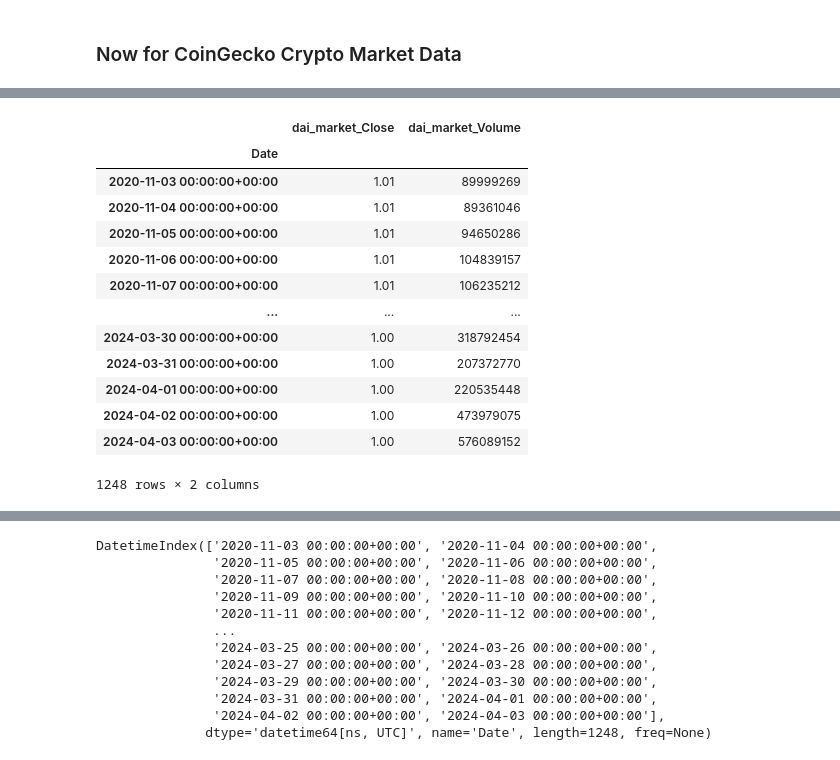
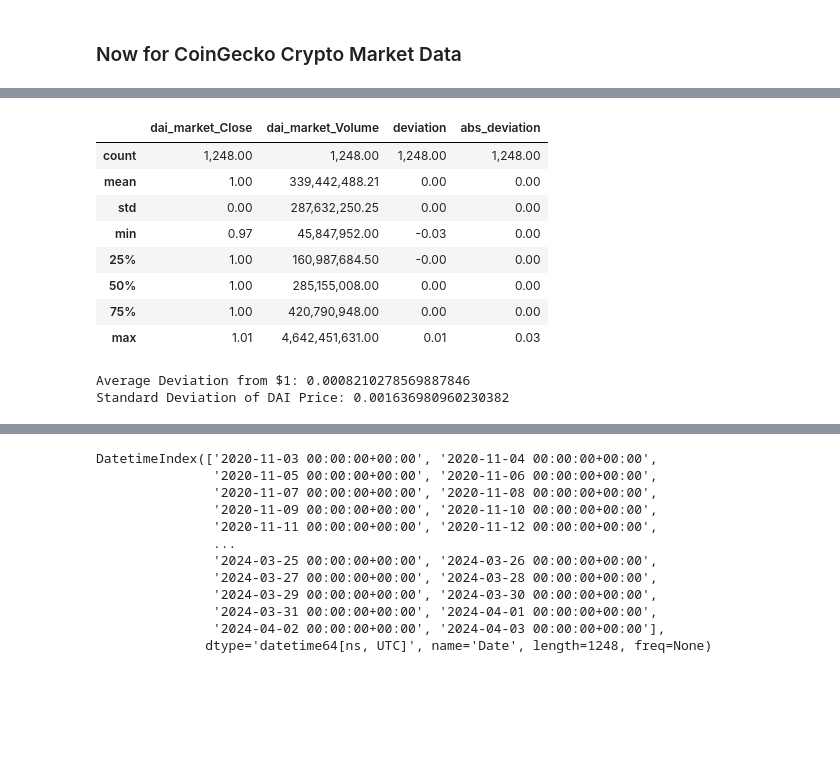
Before and after one commit to BrandynHamilton/mkrdao_port_mgmt, a Jupyter notebook: notebooks/exploratory.ipynb, the cells around one changed output, grey strips where cells are left out. Saved outputs shown, nothing was run; the diff lists cells and outputs as text; code cells hidden in the pictures; blank space fills up the shorter version.

```diff
--- a/notebooks/exploratory.ipynb
+++ b/notebooks/exploratory.ipynb
@@ -166,22 +161,22 @@ pivoted_balance_sheet['Stablecoins_pct_chg'] = pivoted_balance_sheet['Stablecoin
 window_size = 7  # for example, a 7-day rolling window
 
 # Calculate rolling averages
-pivoted_balance_sheet['Crypto-Loans_rolling_avg'] = pivoted_balance_sheet['Crypto-Loans'].rolling(window=window_size).mean()
-pivoted_balance_sheet['DAI_rolling_avg'] = pivoted_balance_sheet['DAI'].rolling(window=window_size).mean()
-pivoted_balance_sheet['DSR_rolling_avg'] = pivoted_balance_sheet['DSR'].rolling(window=window_size).mean()
-pivoted_balance_sheet['Equity_rolling_avg'] = pivoted_balance_sheet['Equity'].rolling(window=window_size).mean()
-pivoted_balance_sheet['Others_assets_rolling_avg'] = pivoted_balance_sheet['Others assets'].rolling(window=window_size).mean()
-pivoted_balance_sheet['Real-World_Assets_rolling_avg'] = pivoted_balance_sheet['Real-World Assets'].rolling(window=window_size).mean()
-pivoted_balance_sheet['Stablecoins_rolling_avg'] = pivoted_balance_sheet['Stablecoins'].rolling(window=window_size).mean()
+pivoted_balance_sheet['Crypto-Loans_7d_rolling_avg'] = pivoted_balance_sheet['Crypto-Loans'].rolling(window=window_size).mean()
+pivoted_balance_sheet['DAI_7d_rolling_avg'] = pivoted_balance_sheet['DAI'].rolling(window=window_size).mean()
+pivoted_balance_sheet['DSR_7d_rolling_avg'] = pivoted_balance_sheet['DSR'].rolling(window=window_size).mean()
+pivoted_balance_sheet['Equity_7d_rolling_avg'] = pivoted_balance_sheet['Equity'].rolling(window=window_size).mean()
+pivoted_balance_sheet['Others_assets_7d_rolling_avg'] = pivoted_balance_sheet['Others assets'].rolling(window=window_size).mean()
+pivoted_balance_sheet['Real-World_Assets_7d_rolling_avg'] = pivoted_balance_sheet['Real-World Assets'].rolling(window=window_size).mean()
+pivoted_balance_sheet['Stablecoins_7d_rolling_avg'] = pivoted_balance_sheet['Stablecoins'].rolling(window=window_size).mean()
 
 # Calculate volatility (standard deviation)
-pivoted_balance_sheet['Crypto-Loans_volatility'] = pivoted_balance_sheet['Crypto-Loans_pct_chg'].rolling(window=window_size).std()
-pivoted_balance_sheet['DAI_volatility'] = pivoted_balance_sheet['DAI_pct_chg'].rolling(window=window_size).std()
-pivoted_balance_sheet['DSR_volatility'] = pivoted_balance_sheet['DSR_pct_chg'].rolling(window=window_size).std()
-pivoted_balance_sheet['Equity_volatility'] = pivoted_balance_sheet['Equity_pct_chg'].rolling(window=window_size).std()
-pivoted_balance_sheet['Others_assets_volatility'] = pivoted_balance_sheet['Others_assets_pct_chg'].rolling(window=window_size).std()
-pivoted_balance_sheet['Real-World_Assets_volatility'] = pivoted_balance_sheet['Real-World_Assets_pct_chg'].rolling(window=window_size).std()
-pivoted_balance_sheet['Stablecoins_volatility'] = pivoted_balance_sheet['Stablecoins_pct_chg'].rolling(window=window_size).std()
+pivoted_balance_sheet['Crypto-Loans_7d_rolling_volatility'] = pivoted_balance_sheet['Crypto-Loans_pct_chg'].rolling(window=window_size).std()
+pivoted_balance_sheet['DAI_7d_rolling_volatility'] = pivoted_balance_sheet['DAI_pct_chg'].rolling(window=window_size).std()
+pivoted_balance_sheet['DSR_7d_rolling_volatility'] = pivoted_balance_sheet['DSR_pct_chg'].rolling(window=window_size).std()
+pivoted_balance_sheet['Equity_7d_rolling_volatility'] = pivoted_balance_sheet['Equity_pct_chg'].rolling(window=window_size).std()
+pivoted_balance_sheet['Others_assets_7d_rolling_volatility'] = pivoted_balance_sheet['Others_assets_pct_chg'].rolling(window=window_size).std()
+pivoted_balance_sheet['Real-World_Assets_7d_rolling_volatility'] = pivoted_balance_sheet['Real-World_Assets_pct_chg'].rolling(window=window_size).std()
+pivoted_balance_sheet['Stablecoins_7d_rolling_volatility'] = pivoted_balance_sheet['Stablecoins_pct_chg'].rolling(window=window_size).std()
 # %%
 # Assuming you've already calculated percent changes (_pct_chg)
 window_size = 30  # Adjust based on your analysis needs
@@ -189,8 +184,8 @@ window_size = 30  # Adjust based on your analysis needs
 # Calculate rolling averages and volatilities based on percent changes
 for col in ['Crypto-Loans', 'DAI', 'DSR', 'Equity', 'Others_assets', 'Real-World_Assets', 'Stablecoins']:
     pct_chg_col = f'{col}_pct_chg'  # The column names for percent changes you've calculated
-    pivoted_balance_sheet[f'{col}_rolling_avg_pct_chg'] = pivoted_balance_sheet[pct_chg_col].rolling(window=window_size).mean()
-    pivoted_balance_sheet[f'{col}_volatility_pct_chg'] = pivoted_balance_sheet[pct_chg_col].rolling(window=window_size).std()
+    pivoted_balance_sheet[f'{col}_30d_rolling_avg_pct_chg'] = pivoted_balance_sheet[pct_chg_col].rolling(window=window_size).mean()
+    pivoted_balance_sheet[f'{col}_30d_volatility_pct_chg'] = pivoted_balance_sheet[pct_chg_col].rolling(window=window_size).std()
 # %%
 pivoted_balance_sheet.columns = [f'b_s_{col}' if col != 'period' else col for col in pivoted_balance_sheet.columns]
 # %%
@@ -269,11 +268,11 @@ for col in ['Total Revenues', 'Total Expenses', '1.9 - Net Income']:
     pct_chg_col = f'{col}_pct_chg'  # Define the percent change column name
     pivoted_income_statement[pct_chg_col] = pivoted_income_statement[col].pct_change()
     # Use the pct_chg_col variable correctly now
-    pivoted_income_statement[f'{col}_rolling_avg_pct_chg'] = pivoted_income_statement[pct_chg_col].rolling(window=window_size).mean()
-    pivoted_income_statement[f'{col}_volatility_pct_chg'] = pivoted_income_statement[pct_chg_col].rolling(window=window_size).std()
+    pivoted_income_statement[f'{col}_3m_rolling_avg_pct_chg'] = pivoted_income_statement[pct_chg_col].rolling(window=window_size).mean()
+    pivoted_income_statement[f'{col}_3m_volatility_pct_chg'] = pivoted_income_statement[pct_chg_col].rolling(window=window_size).std()
     for lag in range(1,13):
-        pivoted_income_statement[f'{col}_rolling_avg_pct_chg_lag_{lag}'] = pivoted_income_statement[f'{col}_rolling_avg_pct_chg'].shift(lag)
-        pivoted_income_statement[f'{col}_volatility_pct_chg_lag_{lag}'] = pivoted_income_statement[f'{col}_volatility_pct_chg'].shift(lag)
+        pivoted_income_statement[f'{col}_3m_rolling_avg_pct_chg_lag_{lag}'] = pivoted_income_statement[f'{col}_3m_rolling_avg_pct_chg'].shift(lag)
+        pivoted_income_statement[f'{col}_3m_volatility_pct_chg_lag_{lag}'] = pivoted_income_statement[f'{col}_3m_volatility_pct_chg'].shift(lag)
 # %%
 
 # Generate lagged features
@@ -1753,22 +1876,29 @@ dai_from_nov = dai_from_nov.drop(columns=['Dividends','Stock Splits','Open','Low
 # %%
 dai_from_nov.columns = [f'dai_market_{col}' if col != 'Date' else col for col in dai_from_nov.columns]
 # %%
-dai_from_nov
+dai_from_nov.describe()
 # %% [output]
-|  | dai_market_Close | dai_market_Volume |
-| Date |  |  |
-| 2020-11-03 00:00:00+00:00 | 1.01 | 89999269 |
-| 2020-11-04 00:00:00+00:00 | 1.01 | 89361046 |
-| 2020-11-05 00:00:00+00:00 | 1.01 | 94650286 |
-| 2020-11-06 00:00:00+00:00 | 1.01 | 104839157 |
-| 2020-11-07 00:00:00+00:00 | 1.01 | 106235212 |
-| ... | ... | ... |
-| 2024-03-30 00:00:00+00:00 | 1.00 | 318792454 |
-| 2024-03-31 00:00:00+00:00 | 1.00 | 207372770 |
-| 2024-04-01 00:00:00+00:00 | 1.00 | 220535448 |
-| 2024-04-02 00:00:00+00:00 | 1.00 | 473979075 |
-| 2024-04-03 00:00:00+00:00 | 1.00 | 576089152 |
+|  | dai_market_Close | dai_market_Volume | deviation | abs_deviation |
+| count | 1,248.00 | 1,248.00 | 1,248.00 | 1,248.00 |
+| mean | 1.00 | 339,442,488.21 | 0.00 | 0.00 |
+| std | 0.00 | 287,632,250.25 | 0.00 | 0.00 |
+| min | 0.97 | 45,847,952.00 | -0.03 | 0.00 |
+| 25% | 1.00 | 160,987,684.50 | -0.00 | 0.00 |
+| 50% | 1.00 | 285,155,008.00 | 0.00 | 0.00 |
+| 75% | 1.00 | 420,790,948.00 | 0.00 | 0.00 |
+| max | 1.01 | 4,642,451,631.00 | 0.01 | 0.03 |
-1248 rows × 2 columns
+# %%
+dai_from_nov['deviation'] = dai_from_nov['dai_market_Close'] - 1
+dai_from_nov['abs_deviation'] = dai_from_nov['deviation'].abs()
+
+average_deviation = dai_from_nov['abs_deviation'].mean()
+standard_deviation = dai_from_nov['dai_market_Close'].std()
+
+print(f"Average Deviation from $1: {average_deviation}")
+print(f"Standard Deviation of DAI Price: {standard_deviation}")
+# %% [output]
+Average Deviation from $1: 0.0008210278569887846
+Standard Deviation of DAI Price: 0.001636980960230382
 # %%
 crypto_market_data = pd.merge(dai_from_nov, eth_from_nov, on=['Date'], how='inner')
 # %%
```
Also changed, not shown: parts of 69 cells of this notebook, 1 other file.
